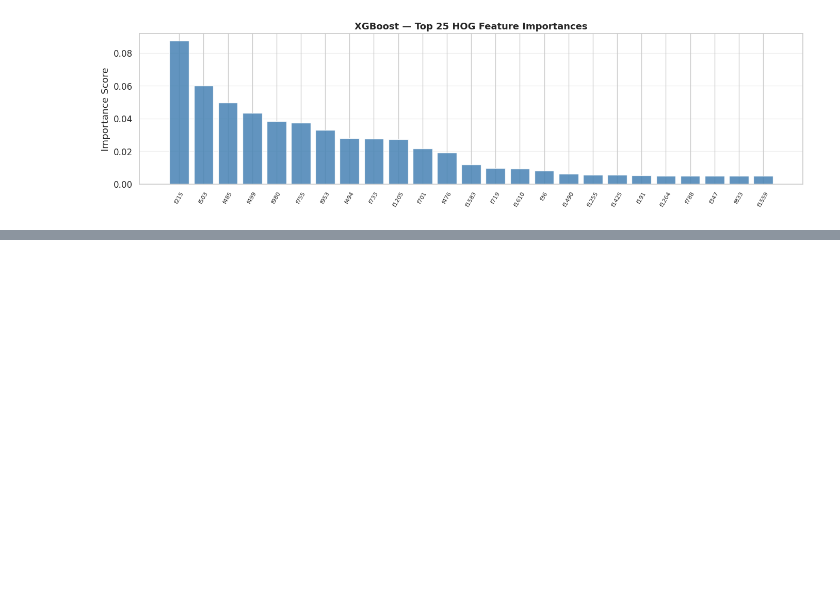
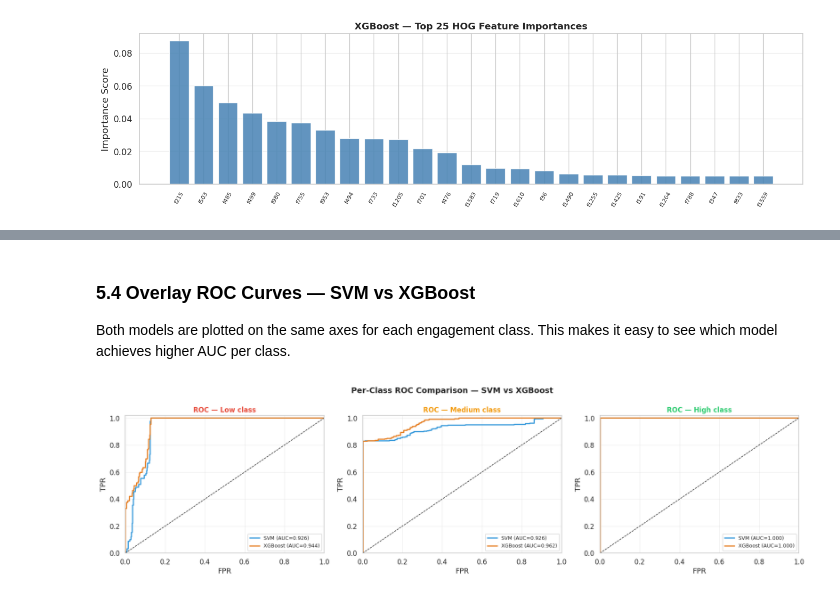
Before and after one commit to YasiniK/multimodal-student-cognitive-load-and-engagement-detection, a Jupyter notebook: Student_Engagement/se_model_training.ipynb, the cells around one changed output, grey strips where cells are left out. Cells and saved outputs as stored; diff of their text form; code cells hidden in the pictures; blank space fills up the shorter version.

```diff
--- a/Student_Engagement/se_model_training.ipynb
+++ b/Student_Engagement/se_model_training.ipynb
@@ -448,0 +564,39 @@ plt.show()
+# %% [markdown]
+### 5.4 Overlay ROC Curves — SVM vs XGBoost
+
+Both models are plotted on the same axes for each engagement class. This makes it easy to see which model achieves higher AUC per class.
+# %%
+# Three subplots, one per engagement class, comparing SVM and XGBoost AUC side by side
+fig, axes = plt.subplots(1, 3, figsize=(18, 5))
+
+for ax_idx, (class_idx, label) in enumerate(zip([0, 1, 2], ENGAGEMENT_LABELS)):
+    ax = axes[ax_idx]
+
+    # SVM
+    fpr_s, tpr_s, _ = roc_curve(y_test_bin[:, class_idx], y_prob_svm[:, class_idx])
+    auc_s = roc_auc_score(y_test_bin[:, class_idx], y_prob_svm[:, class_idx])
+    ax.plot(fpr_s, tpr_s, lw=2, color='#3498db',
+            label=f'SVM (AUC={auc_s:.3f})')
+
+    # XGBoost
+    fpr_x, tpr_x, _ = roc_curve(y_test_bin[:, class_idx], y_prob_xgb[:, class_idx])
+    auc_x = roc_auc_score(y_test_bin[:, class_idx], y_prob_xgb[:, class_idx])
+    ax.plot(fpr_x, tpr_x, lw=2, color='#e67e22',
+            label=f'XGBoost (AUC={auc_x:.3f})')
+
+    ax.plot([0, 1], [0, 1], 'k--', lw=1)
+    ax.set_xlim([0, 1]); ax.set_ylim([0, 1.02])
+    ax.set_title(f'ROC — {label.capitalize()} class',
+                 fontsize=12, fontweight='bold',
+                 color=PALETTE[label])
+    ax.set_xlabel('FPR'); ax.set_ylabel('TPR')
+    ax.legend(fontsize=9)
+    ax.grid(alpha=0.3)
+
+plt.suptitle('Per-Class ROC Comparison — SVM vs XGBoost',
+             fontsize=14, fontweight='bold')
+plt.tight_layout()
+plt.savefig(OUTPUT_DIR / 'roc_comparison.png', dpi=150, bbox_inches='tight')
+plt.show()
+# %% [output]
+[figure, added]
```
Also changed, not shown: parts of 7 cells of this notebook.
